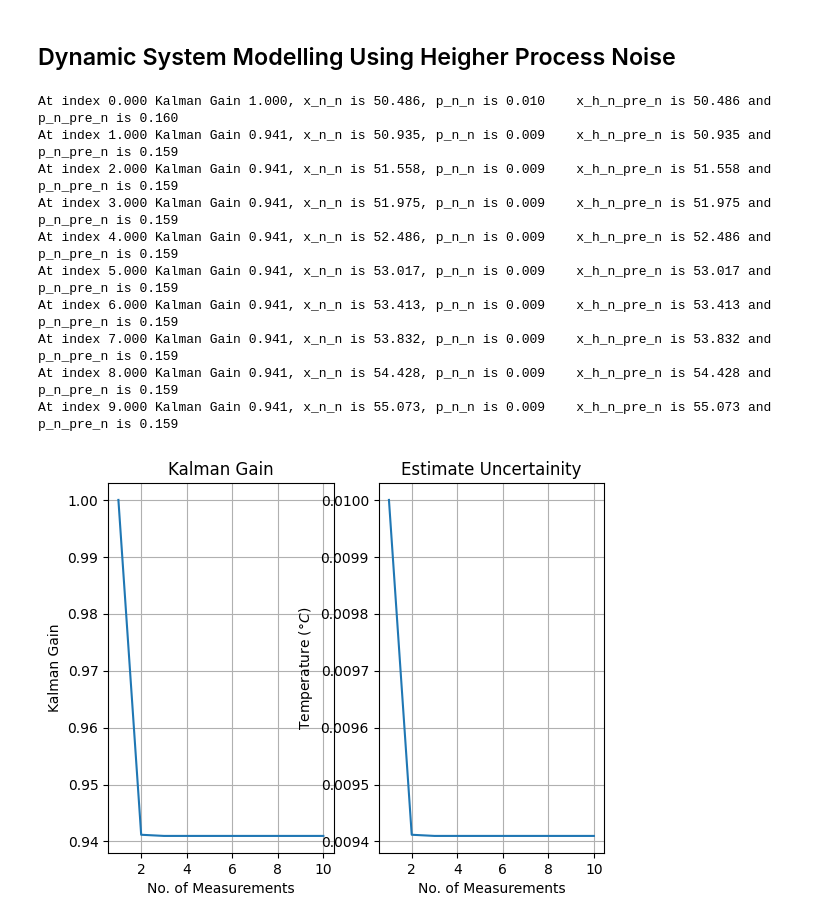
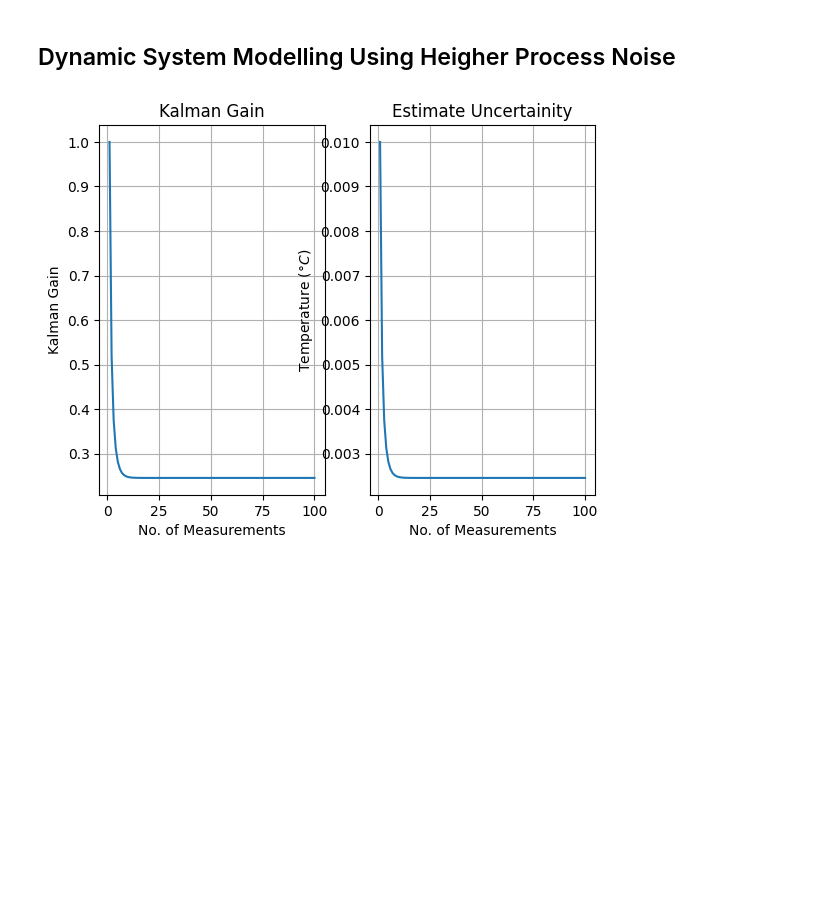
Before and after one commit to aravindchakravarti/Kalman_Filter, a Jupyter notebook: Kalman_Filter.ipynb, the cells around one changed output. Cells and saved outputs as stored; diff of their text form; code cells hidden in the pictures; blank space fills up the shorter version.

```diff
--- a/Kalman_Filter.ipynb
+++ b/Kalman_Filter.ipynb
@@ -614,8 +614,13 @@ the dynamics of heating
 process noise (q) = Test with 0.0001 and even heigher values
 Lets say that, measurement error (std. deviation) is 0.1 degree celcius.
 '''
-true_liquid_temp = [50.505, 50.994, 51.493, 52.001, 52.506, 52.998, 53.521, 54.005, 54.500, 54.997]
-meas_liquid_temp = [50.486, 50.963, 51.597, 52.001, 52.518, 53.050, 53.438, 53.858, 54.465, 55.114]
+#true_liquid_temp = [50.505, 50.994, 51.493, 52.001, 52.506, 52.998, 53.521, 54.005, 54.500, 54.997]
+#meas_liquid_temp = [50.486, 50.963, 51.597, 52.001, 52.518, 53.050, 53.438, 53.858, 54.465, 55.114]
+true_liquid_temp = np.arange(50, 100,step= 0.5)
+meas_liquid_temp = []
+for index in range(len(true_liquid_temp)):
+    meas_liquid_temp.append(true_liquid_temp[index]+np.random.normal(0,2))
+
 delta_t = 5 # Measurement interval
 
 # *************************************************************
@@ -630,7 +635,7 @@ x_h_n_pre_n = 10
 # Lets assume that, human has 100 degree Celcius 1sigma error
 p_n_pre_n = (100*100)+.001
 # Process noise
-q = 0.15
+q = 0.0008
 # Measurement noise
 r = 0.01
 
@@ -662,47 +667,37 @@ for index in range(len(meas_liquid_temp)):
     kalman_gain_plot.append(K_n)
     estimates_plot.append(x_n_n)
     estimate_var_plot.append(p_n_n)
-
+    '''
     print("At index {0:.3f} Kalman Gain {1:.3f}, x_n_n is {2:.3f}, p_n_n is {3:.3f}\
     x_h_n_pre_n is {4:.3f} and p_n_pre_n is {5:.3f}" \
           .format(index, K_n, x_n_n, p_n_n, x_h_n_pre_n, p_n_pre_n))
-
+    '''
 
 
 # Plot Kalman Gain and Estimate Uncertainity
 plt.subplot (1,2,1)
 plt.plot(x_range, kalman_gain_plot)
 plt.title("Kalman Gain")
 plt.xlabel ("No. of Measurements")
 plt.ylabel ("Kalman Gain")
 plt.grid()
 
 plt.subplot (1,2,2)
 plt.plot(x_range, estimate_var_plot)
 plt.title("Estimate Uncertainity")
 plt.xlabel ("No. of Measurements")
 plt.ylabel ("Temperature ($\degree C$)")
 plt.grid()
 
 plt.show()
 
 # Plot True Height and Estimates
 plt.plot(x_range, estimates_plot, label = "Estimated")
 plt.plot(x_range, meas_liquid_temp, label = "Measured")
 plt.title("Estimates vs True")
 plt.xlabel ("No. of Measurements")
 plt.ylabel ("Temperature ($\degree C$)")
 plt.legend()
 plt.grid()
 # %% [output]
-At index 0.000 Kalman Gain 1.000, x_n_n is 50.486, p_n_n is 0.010    x_h_n_pre_n is 50.486 and p_n_pre_n is 0.160
-At index 1.000 Kalman Gain 0.941, x_n_n is 50.935, p_n_n is 0.009    x_h_n_pre_n is 50.935 and p_n_pre_n is 0.159
-At index 2.000 Kalman Gain 0.941, x_n_n is 51.558, p_n_n is 0.009    x_h_n_pre_n is 51.558 and p_n_pre_n is 0.159
-At index 3.000 Kalman Gain 0.941, x_n_n is 51.975, p_n_n is 0.009    x_h_n_pre_n is 51.975 and p_n_pre_n is 0.159
-At index 4.000 Kalman Gain 0.941, x_n_n is 52.486, p_n_n is 0.009    x_h_n_pre_n is 52.486 and p_n_pre_n is 0.159
-At index 5.000 Kalman Gain 0.941, x_n_n is 53.017, p_n_n is 0.009    x_h_n_pre_n is 53.017 and p_n_pre_n is 0.159
-At index 6.000 Kalman Gain 0.941, x_n_n is 53.413, p_n_n is 0.009    x_h_n_pre_n is 53.413 and p_n_pre_n is 0.159
-At index 7.000 Kalman Gain 0.941, x_n_n is 53.832, p_n_n is 0.009    x_h_n_pre_n is 53.832 and p_n_pre_n is 0.159
-At index 8.000 Kalman Gain 0.941, x_n_n is 54.428, p_n_n is 0.009    x_h_n_pre_n is 54.428 and p_n_pre_n is 0.159
-At index 9.000 Kalman Gain 0.941, x_n_n is 55.073, p_n_n is 0.009    x_h_n_pre_n is 55.073 and p_n_pre_n is 0.159
-[figure, old version]
+[figure, new version]
```
Also changed, not shown: parts of 1 cell of this notebook.
